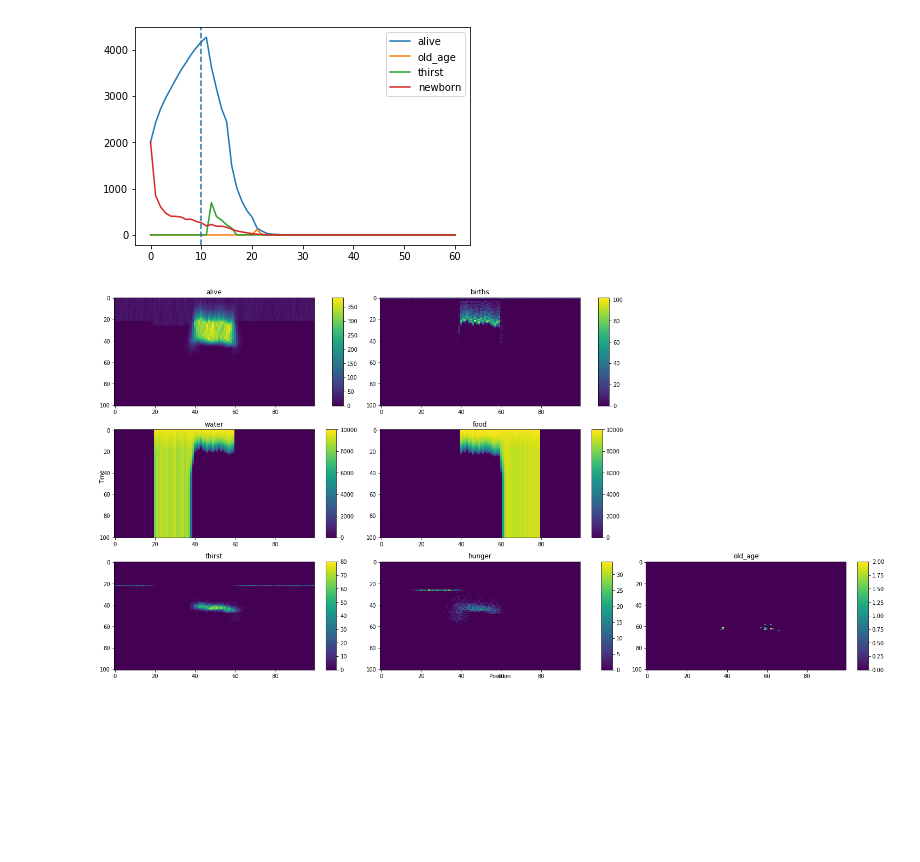
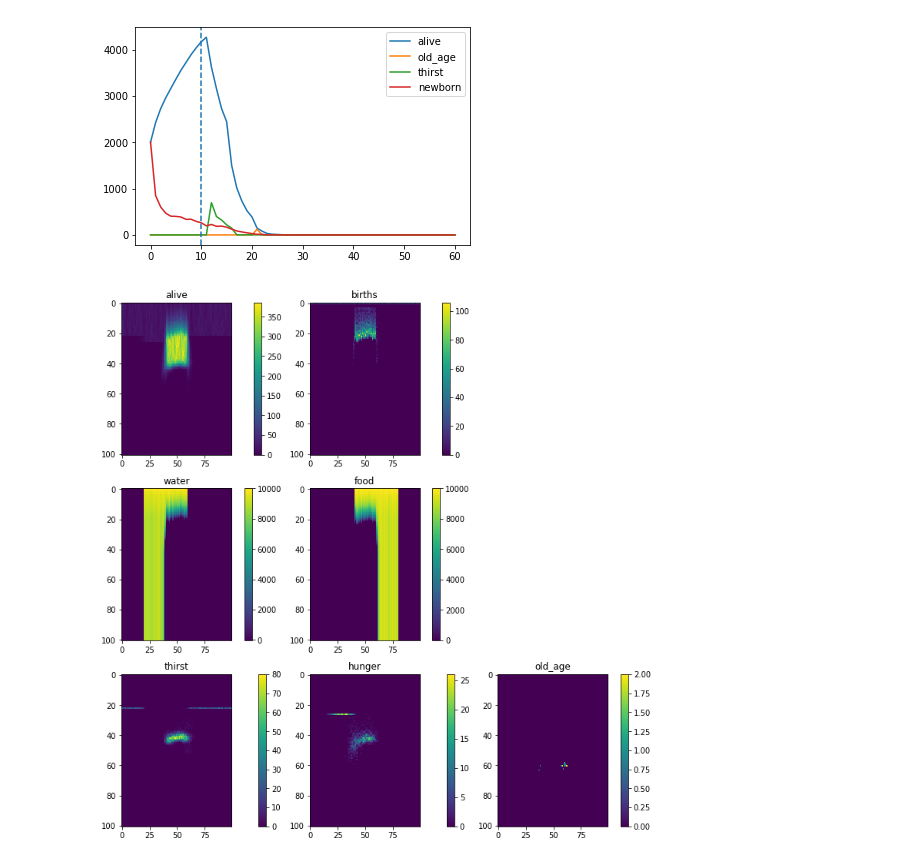
Before and after one commit to bbrzycki/flowerpot, a Jupyter notebook: jupyter-notebooks/Visualize_Drinking.ipynb, the cells around one changed output. Saved outputs shown, nothing was run; the diff lists cells and outputs as text; code cells hidden in the pictures; blank space fills up the shorter version.

```diff
--- a/jupyter-notebooks/Visualize_Drinking.ipynb
+++ b/jupyter-notebooks/Visualize_Drinking.ipynb
@@ -130,7 +130,7 @@ world_paths = sorted(glob.glob('/Users/bryanbrzycki/Documents/Personal/Evolution
 # for field in world_fields:
 #     plot_world_field(time, world_paths, field)
 
-fig = plt.figure(constrained_layout=True, figsize=(20,10))
+fig = plt.figure(constrained_layout=True, figsize=(10,10))
 gs = gridspec.GridSpec(ncols=3, nrows=3, figure=fig)
 
 ax00 = fig.add_subplot(gs[0, 0])
@@ -143,42 +143,42 @@ plot_world_field(time, world_paths, 'water')
 
 ax11 = fig.add_subplot(gs[1, 1])
 plt.sca(ax11)
 plot_world_field(time, world_paths, 'food')
 
 ax20 = fig.add_subplot(gs[2, 0])
 plt.sca(ax20)
 plot_organism_field(time, organism_paths, world_paths, 'thirst')
 
 ax21 = fig.add_subplot(gs[2, 1])
 plt.sca(ax21)
 plot_organism_field(time, organism_paths, world_paths, 'hunger')
 
 ax22 = fig.add_subplot(gs[2, 2])
 plt.sca(ax22)
 plot_organism_field(time, organism_paths, world_paths, 'old_age')
 
 ax01 = fig.add_subplot(gs[0, 1])
 plt.sca(ax01)
 plot_organism_field(time, organism_paths, world_paths, 'births')
 
 axes = [ax00, ax10, ax11, ax20, ax21, ax22, ax01]
 
-fig.add_subplot(111, frameon=False)
-plt.tick_params(labelcolor='none', top=False, bottom=False, left=False, right=False)
-plt.grid(False)
+# fig.add_subplot(111, frameon=False)
+# plt.tick_params(labelcolor='none', top=False, bottom=False, left=False, right=False)
+# plt.grid(False)
 
-plt.xlabel('Position')
-plt.ylabel('Time')
-for ax in axes:
-    plt.sca(ax)
-    plt.tick_params(labelcolor='black', top=False, bottom=True, left=True, right=False)
+# plt.xlabel('Position')
+# plt.ylabel('Time')
+# for ax in axes:
+#     plt.sca(ax)
+#     plt.tick_params(labelcolor='black', top=False, bottom=True, left=True, right=False)
 
 # fig.subplots_adjust(wspace = 0.5)
 # plt.tight_layout()
 
 plt.show()
 # %% [output]
-[figure, old version]
+[figure, new version]
 # %%
 time = 100
 
```
Also changed, not shown: parts of 1 cell of this notebook, 2 other files.
